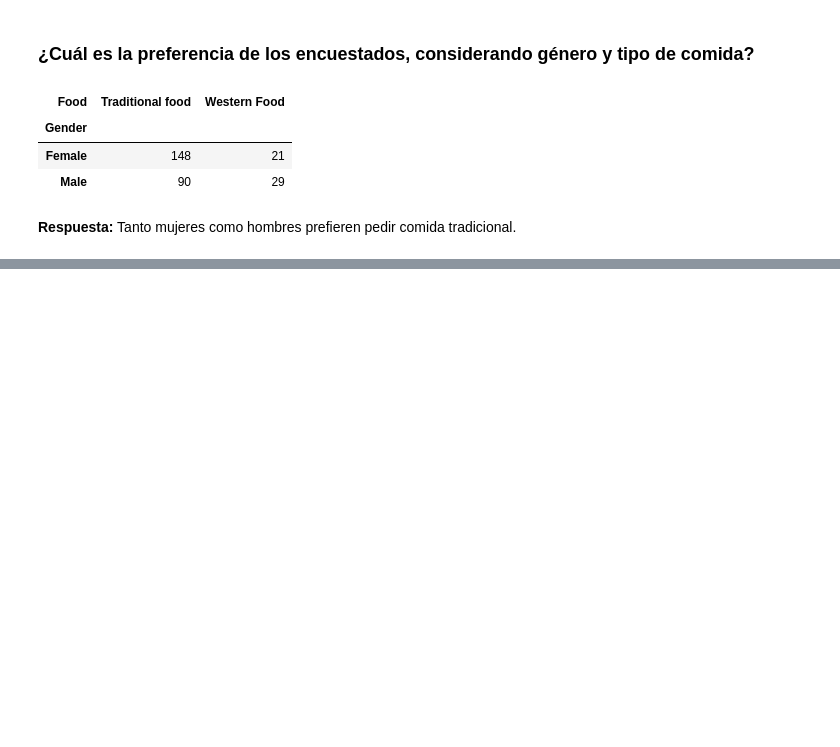
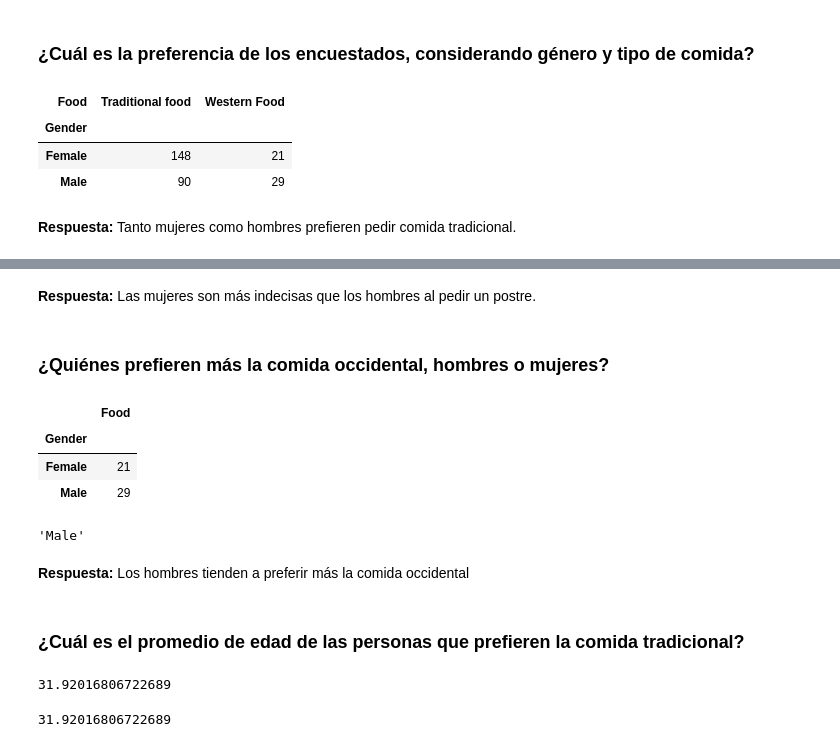
Before and after one commit to HikkizZ/InteligenciaArtificial_Uni, a Jupyter notebook: Class2.ipynb, the cells around one changed output, grey strips where cells are left out. Cells and saved outputs as stored; diff of their text form; code cells hidden in the pictures; blank space fills up the shorter version.

```diff
--- a/Class2.ipynb
+++ b/Class2.ipynb
@@ -641,0 +653,28 @@ data_frame.groupby("Gender")["Food"].value_counts().unstack() # Se obtienen las
+# %% [markdown]
+**Respuesta:** Las mujeres son más indecisas que los hombres al pedir un postre.
+# %% [markdown]
+### ¿Quiénes prefieren más la comida occidental, hombres o mujeres?
+# %%
+pd.DataFrame(data_frame[data_frame.Food == "Western Food"].groupby("Gender")["Food"].count()) # Se obtienen las frecuencias de los tipos de comida por género
+# %% [output]
+|  | Food |
+| Gender |  |
+| Female | 21 |
+| Male | 29 |
+# %%
+data_frame[data_frame.Food == "Western Food"].groupby("Gender")["Food"].count().sort_values()[-1:].index[0] # Se obtiene el género que más solicita comida occidental
+# %% [output]
+'Male'
+# %% [markdown]
+**Respuesta:** Los hombres tienden a preferir más la comida occidental
+# %% [markdown]
+### ¿Cuál es el promedio de edad de las personas que prefieren la comida tradicional?
+# %%
+data_frame[data_frame.Food == "Traditional food"]["Age"].mean() # Se obtiene la edad promedio de las personas que solicitan comida occidental
+# %% [output]
+31.92016806722689
+# %%
+# Ignoraremos el uso de mayúsculas y minúsculas
+data_frame[data_frame.Food.apply(lambda x : x.lower()) == "Traditional food".lower()]["Age"].mean() # Se obtiene la edad promedio de las personas que solicitan comida occidental
+# %% [output]
+31.92016806722689
```
Also changed, not shown: parts of 4 cells of this notebook.
